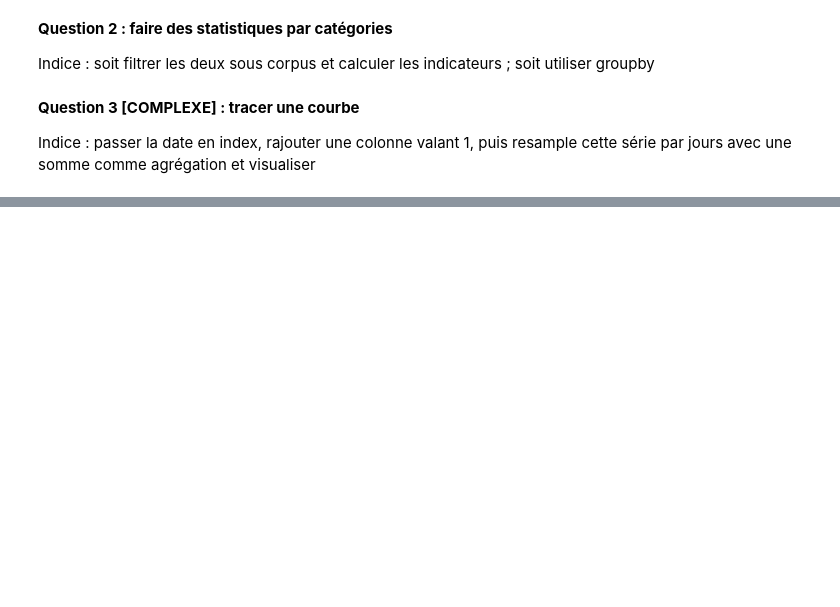
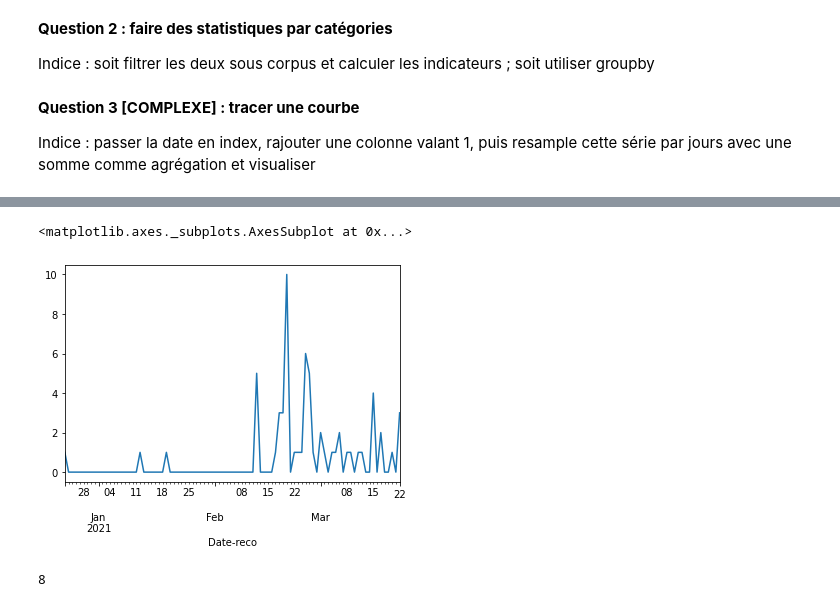
Before and after one commit to pyshs/Formation-UNIL-2021-printemps, a Jupyter notebook: Correction exercices.ipynb, the cells around one changed output, grey strips where cells are left out. Saved outputs shown, nothing was run; the diff lists cells and outputs as text; code cells hidden in the pictures; blank space fills up the shorter version.

```diff
--- a/Correction exercices.ipynb
+++ b/Correction exercices.ipynb
@@ -133,0 +180,9 @@ Indice : passer la date en index, rajouter une colonne valant 1, puis resample c
+# %%
+data[data["Journal"]=="Figaro"]["presence_islamo_titre"].resample("d").count().plot()
+# %% [output]
+<matplotlib.axes._subplots.AxesSubplot at 0x...>
+[figure, added]
+# %%
+len(data["Journal"].unique())
+# %% [output]
+8
```
Also changed, not shown: parts of 11 cells of this notebook, 1 other file.
